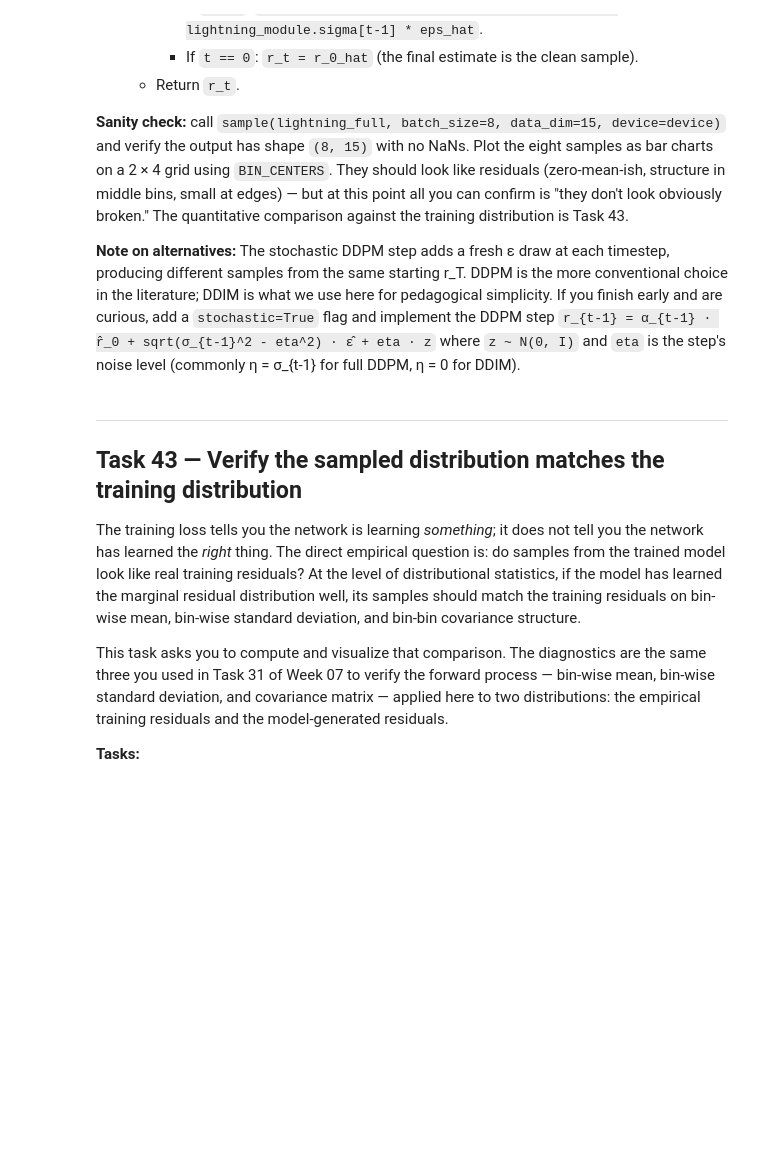
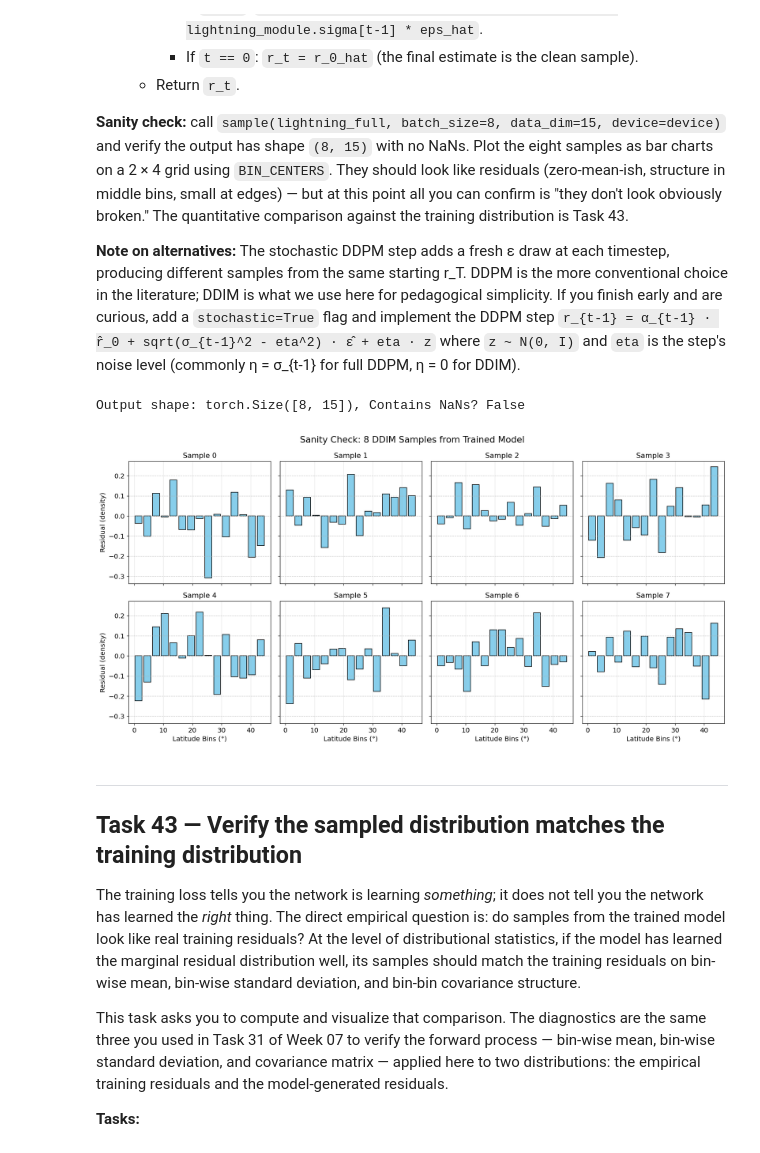
Before and after one commit to SwRI-IDEA-Lab/butterflai, a Jupyter notebook: weeks/week_08/08_Diffusion_Pipeline.ipynb, the cells around one changed output. Saved outputs shown, nothing was run; the diff lists cells and outputs as text; code cells hidden in the pictures; blank space fills up the shorter version.

```diff
--- a/weeks/week_08/08_Diffusion_Pipeline.ipynb
+++ b/weeks/week_08/08_Diffusion_Pipeline.ipynb
@@ -1291,7 +1291,7 @@ model_full = DiffusionMLP(use_timestep_embedding=True)
 lightning_full = DiffusionLightning(model_full, alpha=alpha_np, sigma=sigma_np, T=T)
 
 # 3. Create logger (Wandb for external tracking)
-wandb_logger = WandbLogger(project='butterflai-wk08', name='unconditional_full', log_model=False)
+wandb_logger = WandbLogger(project='butterflai-wk08', name='unconditional_full_pm', log_model=False)
 
 # 4. Create Trainer
 trainer = pl.Trainer(
@@ -1419,3 +1417,71 @@ for full DDPM, η = 0 for DDIM).
+# %%
+# Put your code here for Task 42.
+import torch
+import matplotlib.pyplot as plt
+
+def sample(lightning_module, batch_size, data_dim, device):
+    # 1. Set eval mode and wrap in no_grad
+    lightning_module.eval()
+    with torch.no_grad():
+        # 2. Initialize r_t as pure noise
+        r_t = torch.randn(batch_size, data_dim, device=device)
+        T = lightning_module.T
+
+        # 3. Loop from T-1 down to 0
+        for t in range(T - 1, -1, -1):
+            # Construct t_batch of shape (batch_size,)
+            t_batch = torch.full((batch_size,), t, dtype=torch.long, device=device)
+
+            # Predict the noise eps_hat
+            eps_hat = lightning_module.model(r_t, t_batch)
+
+            # Look up schedule scalars
+            alpha_t = lightning_module.alpha[t]
+            sigma_t = lightning_module.sigma[t]
+
+            # Estimate the clean residual r_0
+            r_0_hat = (r_t - sigma_t * eps_hat) / alpha_t
+
+            if t > 0:
+                # Step to t-1 along the same direction
+                alpha_t_minus_1 = lightning_module.alpha[t - 1]
+                sigma_t_minus_1 = lightning_module.sigma[t - 1]
+                r_t = alpha_t_minus_1 * r_0_hat + sigma_t_minus_1 * eps_hat
+            else:
+                # Final step
+                r_t = r_0_hat
+
+        return r_t
+
+# --- Sanity check ---
+device = torch.device('cuda' if torch.cuda.is_available() else 'cpu')
+lightning_full.to(device)  # Ensure model is on the correct device
+
+# Generate 8 samples
+samples = sample(lightning_full, batch_size=8, data_dim=15, device=device)
+print(f"Output shape: {samples.shape}, Contains NaNs? {torch.isnan(samples).any().item()}")
+
+# Plot the eight samples on a 2x4 grid
+fig, axes = plt.subplots(2, 4, figsize=(16, 8), sharex=True, sharey=True)
+axes = axes.flatten()
+samples_np = samples.cpu().numpy()
+
+for i in range(8):
+    ax = axes[i]
+    ax.bar(BIN_CENTERS, samples_np[i], width=BIN_WIDTH * 0.8, color='skyblue', edgecolor='black')
+    ax.set_title(f"Sample {i}")
+    if i >= 4:
+        ax.set_xlabel("Latitude Bins (°)")
+    if i % 4 == 0:
+        ax.set_ylabel("Residual (density)")
+    ax.grid(axis='y', linestyle='--', alpha=0.7)
+
+fig.suptitle("Sanity Check: 8 DDIM Samples from Trained Model", fontsize=16)
+plt.tight_layout()
+plt.show()
+# %% [output]
+Output shape: torch.Size([8, 15]), Contains NaNs? False
+[figure, added]
 # %% [markdown]
 ---
 ## Task 43 — Verify the sampled distribution matches the training distribution
```
Also changed, not shown: parts of 8 cells of this notebook.
